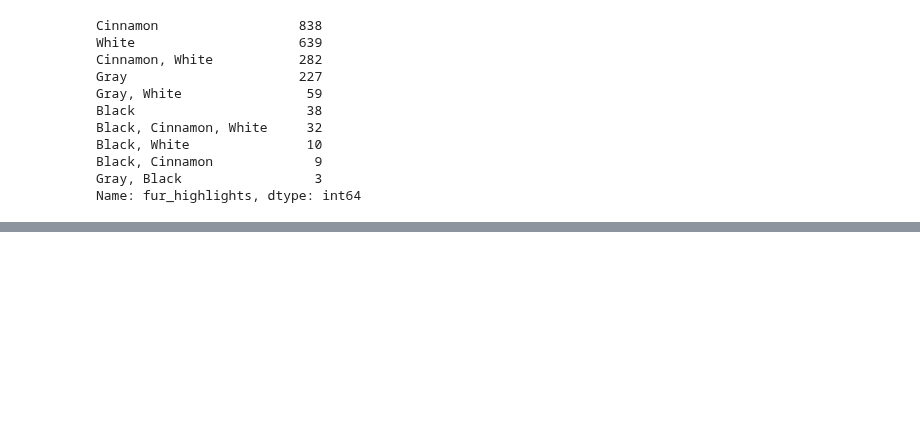
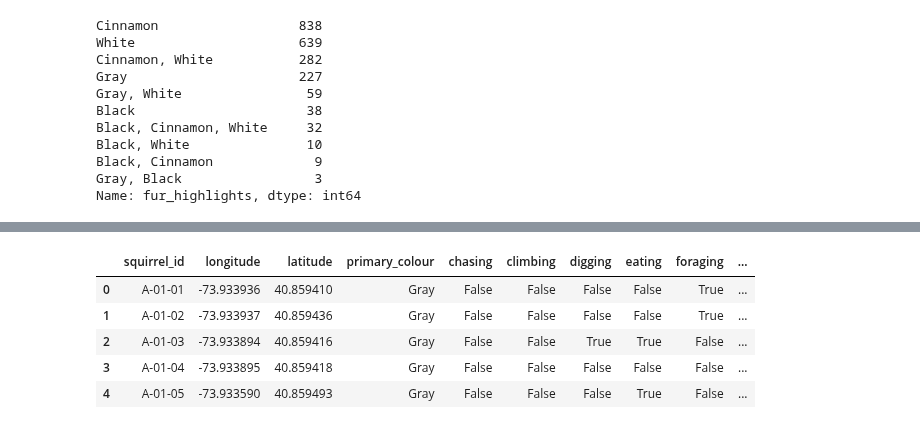
Before and after one commit to alyssahondrade/we-the-new-york-city-squirrels, a Jupyter notebook: squirrel_cleaning.ipynb, the cells around one changed output, grey strips where cells are left out. Cells and saved outputs as stored; diff of their text form; code cells hidden in the pictures; blank space fills up the shorter version.

```diff
--- a/squirrel_cleaning.ipynb
+++ b/squirrel_cleaning.ipynb
@@ -1213,0 +1277,11 @@ Name: fur_highlights, dtype: int64
+# %%
+# Drop the fur_highlights column
+combined_df = combined_df.drop(columns=['fur_highlights'])
+combined_df.head()
+# %% [output]
+|  | squirrel_id | longitude | latitude | primary_colour | chasing | climbing | digging | eating | foraging | ... |
+| 0 | A-01-01 | -73.933936 | 40.859410 | Gray | False | False | False | False | True | ... |
+| 1 | A-01-02 | -73.933937 | 40.859436 | Gray | False | False | False | False | True | ... |
+| 2 | A-01-03 | -73.933894 | 40.859416 | Gray | False | False | True | True | False | ... |
+| 3 | A-01-04 | -73.933895 | 40.859418 | Gray | False | False | False | False | False | ... |
+| 4 | A-01-05 | -73.933590 | 40.859493 | Gray | False | False | False | True | False | ... |
```
Also changed, not shown: parts of 24 cells of this notebook.
